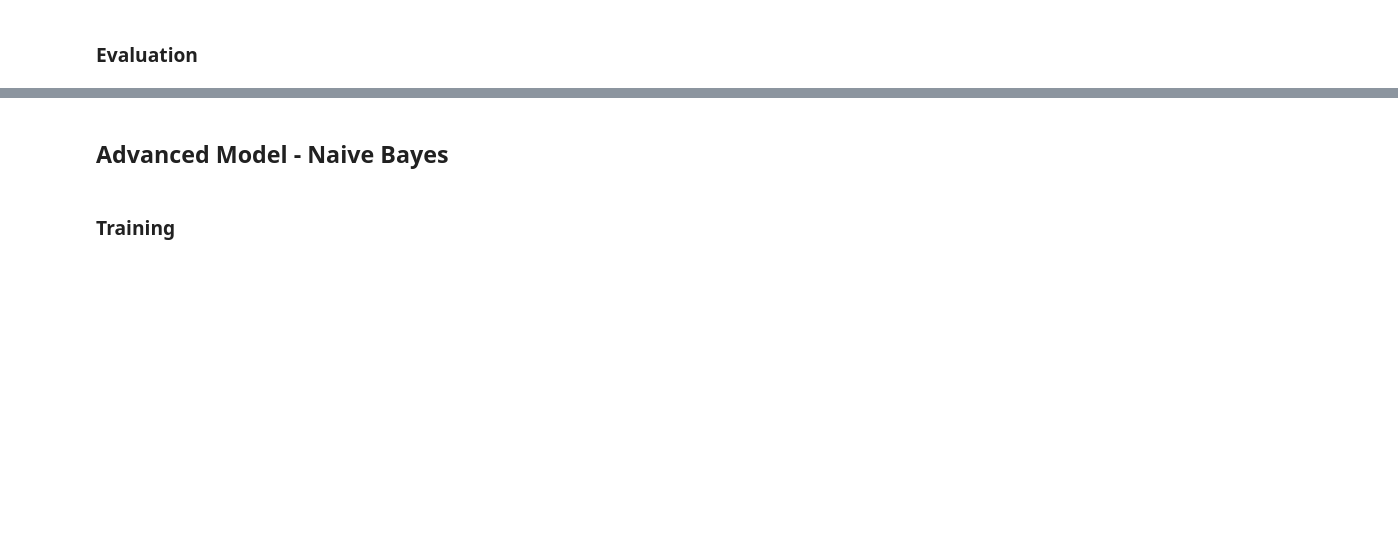
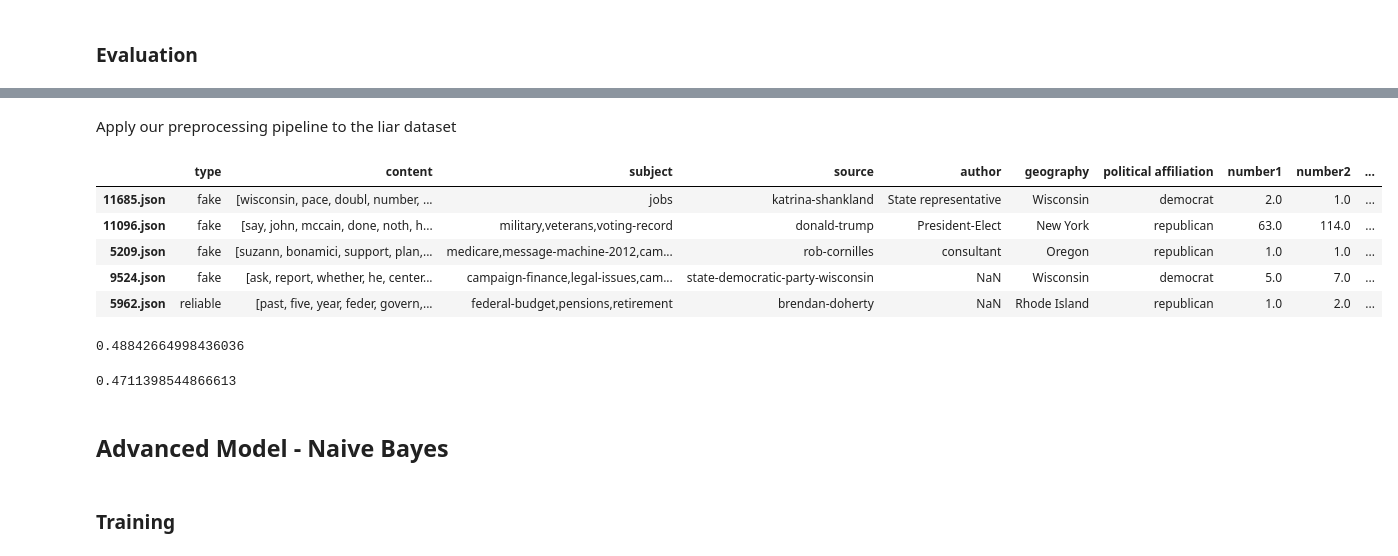
Before and after one commit to mikkel-kjaerulf/fake_news_detector, a Jupyter notebook: main.ipynb, the cells around one changed output, grey strips where cells are left out. Drawn from its saved outputs; the diff is of its cells as text; code cells hidden in the pictures; blank space fills up the shorter version.

```diff
--- a/main.ipynb
+++ b/main.ipynb
@@ -396,0 +388,31 @@ ValueError: X has 200000 features, but LogisticRegression is expecting 150000 fe
+# %%
+liar1_data = pd.read_table("liar/test.tsv", index_col=0)
+liar2_data = pd.read_table("liar/train.tsv", index_col=0)
+liar3_data = pd.read_table("liar/valid.tsv", index_col=0)
+
+liar1_data.columns = ['type', 'content', 'subject', 'source', 'author', 'geography', 'political affiliation', 'number1', 'number2', 'number3', 'number4', 'number5', ' context']
+liar2_data.columns = ['type', 'content', 'subject', 'source', 'author', 'geography', 'political affiliation', 'number1', 'number2', 'number3', 'number4', 'number5', ' context']
+liar3_data.columns = ['type', 'content', 'subject', 'source', 'author', 'geography', 'political affiliation', 'number1', 'number2', 'number3', 'number4', 'number5', ' context']
+
+liar_data = liar1_data.append(liar2_data).append(liar3_data)
+# %% [markdown]
+Apply our preprocessing pipeline to the liar dataset
+# %%
+liar_data['content'] = liar_data['content'].apply(clean_single_string)
+# %%
+liar_data['content'] = liar_data['content'].apply(tokenizer()) # tokenize
+#vocab = set(itertools.chain.from_iterable(liar_data['content'])) # get vocabulary
+liar_data['content'] = liar_data['content'].apply(stopwords_remover()) # remove stopwords
+#vocab_no_stopwords = set(itertools.chain.from_iterable(liar_data['content'])) # get vocabulary
+liar_data['content'] = liar_data['content'].apply(token_stemmer())
+# %%
+liar_data.type = liar_data.type.replace({'half-true': 'fake', 'mostly-true': 'reliable', 'false' : 'fake', 'true': 'reliable', 'barely-true':'fake', 'pants-fire': 'fake'})
+# %%
+liar_data.head()
+# %% [output]
+|  | type | content | subject | source | author | geography | political affiliation | number1 | number2 | ... |
+| 11685.json | fake | [wisconsin, pace, doubl, number, ... | jobs | katrina-shankland | State representative | Wisconsin | democrat | 2.0 | 1.0 | ... |
+| 11096.json | fake | [say, john, mccain, done, noth, h... | military,veterans,voting-record | donald-trump | President-Elect | New York | republican | 63.0 | 114.0 | ... |
+| 5209.json | fake | [suzann, bonamici, support, plan,... | medicare,message-machine-2012,cam... | rob-cornilles | consultant | Oregon | republican | 1.0 | 1.0 | ... |
+| 9524.json | fake | [ask, report, whether, he, center... | campaign-finance,legal-issues,cam... | state-democratic-party-wisconsin | NaN | Wisconsin | democrat | 5.0 | 7.0 | ... |
+| 5962.json | reliable | [past, five, year, feder, govern,... | federal-budget,pensions,retirement | brendan-doherty | NaN | Rhode Island | republican | 1.0 | 2.0 | ... |
@@ -397,3 +423,11 @@ ValueError: X has 200000 features, but LogisticRegression is expecting 150000 fe
+# %%
+accuracy_score(liar_data['type'], pred)
+# %% [output]
+0.48842664998436036
+# %%
+f1_score(pd.Series.to_numpy(liar_data['type']), pred, pos_label='reliable')
+# %% [output]
+0.4711398544866613
 # %% [markdown]
 ## Advanced Model - Naive Bayes
 # %% [markdown]
```
Also changed, not shown: parts of 35 cells of this notebook, 1 other file.
